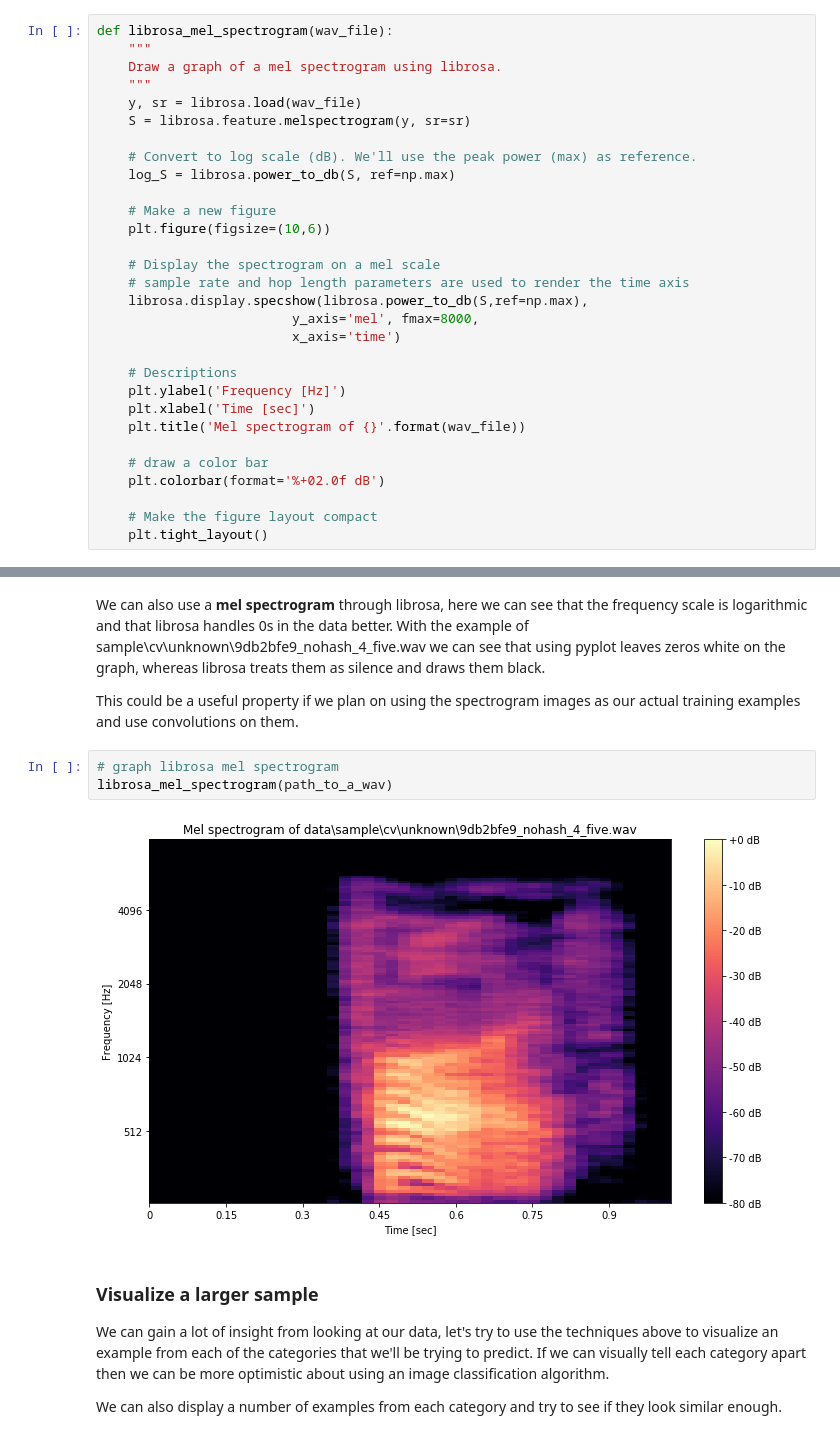
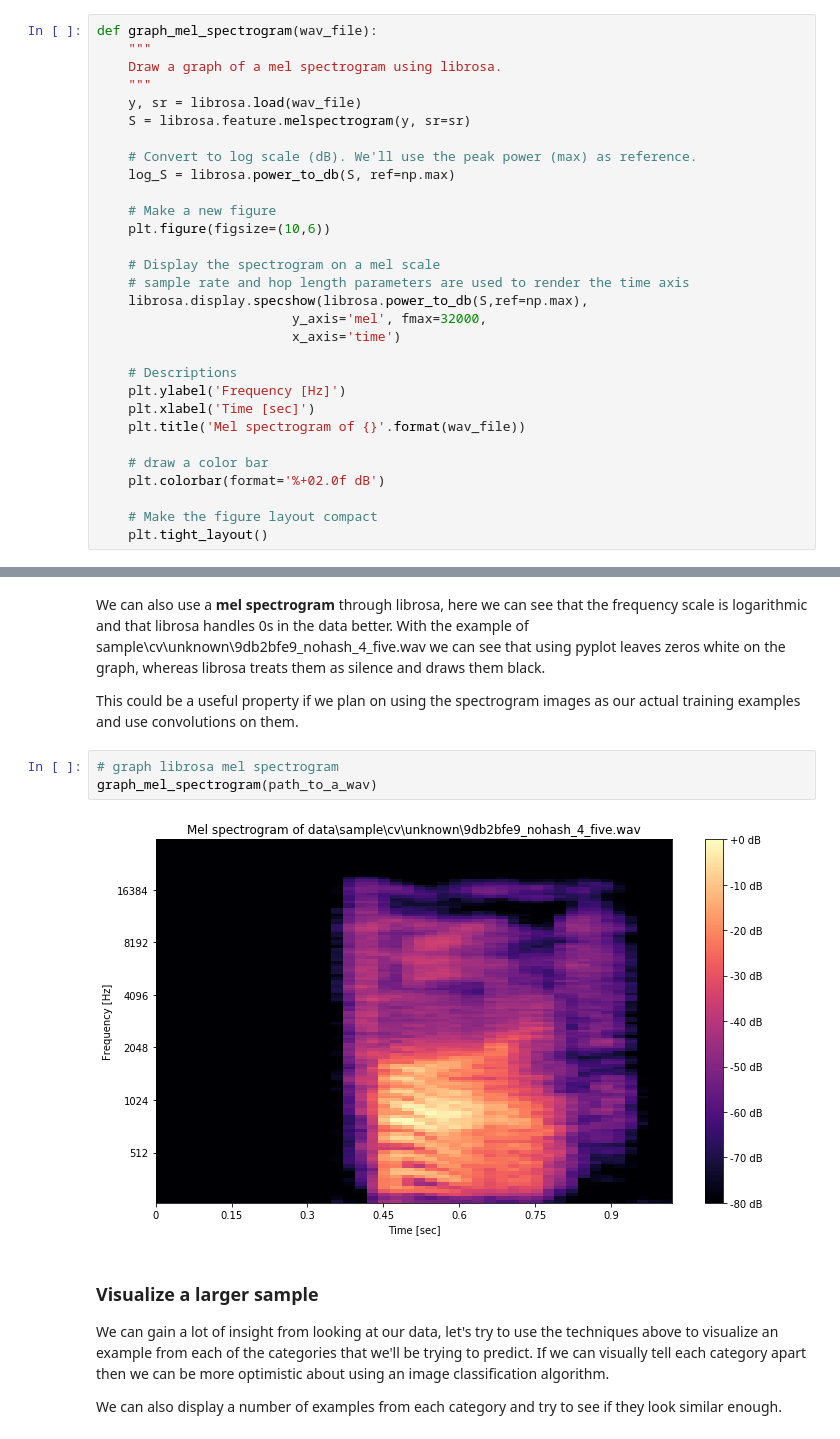
Before and after one commit to mateuszjurewicz/tensorflow_speech_recognition, a Jupyter notebook: 1. Visualize and preprocess.ipynb, the cells around one changed output, grey strips where cells are left out. Drawn from its saved outputs; the diff is of its cells as text.

```diff
--- a/1. Visualize and preprocess.ipynb
+++ b/1. Visualize and preprocess.ipynb
@@ -76,5 +79,5 @@ For the librosa spectrogram.
 # %%
-def librosa_mel_spectrogram(wav_file):
+def graph_mel_spectrogram(wav_file):
     """
     Draw a graph of a mel spectrogram using librosa.
     """
@@ -90,7 +93,7 @@ def librosa_mel_spectrogram(wav_file):
     # Display the spectrogram on a mel scale
     # sample rate and hop length parameters are used to render the time axis
     librosa.display.specshow(librosa.power_to_db(S,ref=np.max),
-                         y_axis='mel', fmax=8000,
+                         y_axis='mel', fmax=32000,
                          x_axis='time')
 
     # Descriptions
@@ -136,9 +172,9 @@ We can also use a **mel spectrogram** through librosa, here we can see that the
 This could be a useful property if we plan on using the spectrogram images as our actual training examples and use convolutions on them.
 # %%
 # graph librosa mel spectrogram
-librosa_mel_spectrogram(path_to_a_wav)
+graph_mel_spectrogram(path_to_a_wav)
 # %% [output]
-[figure, old version]
+[figure, new version]
 # %% [markdown]
 ### Visualize a larger sample
 We can gain a lot of insight from looking at our data, let's try to use the techniques above to visualize an example from each of the categories that we'll be trying to predict. If we can visually tell each category apart then we can be more optimistic about using an image classification algorithm.
```
Also changed, not shown: parts of 21 cells of this notebook, 1 other file.
